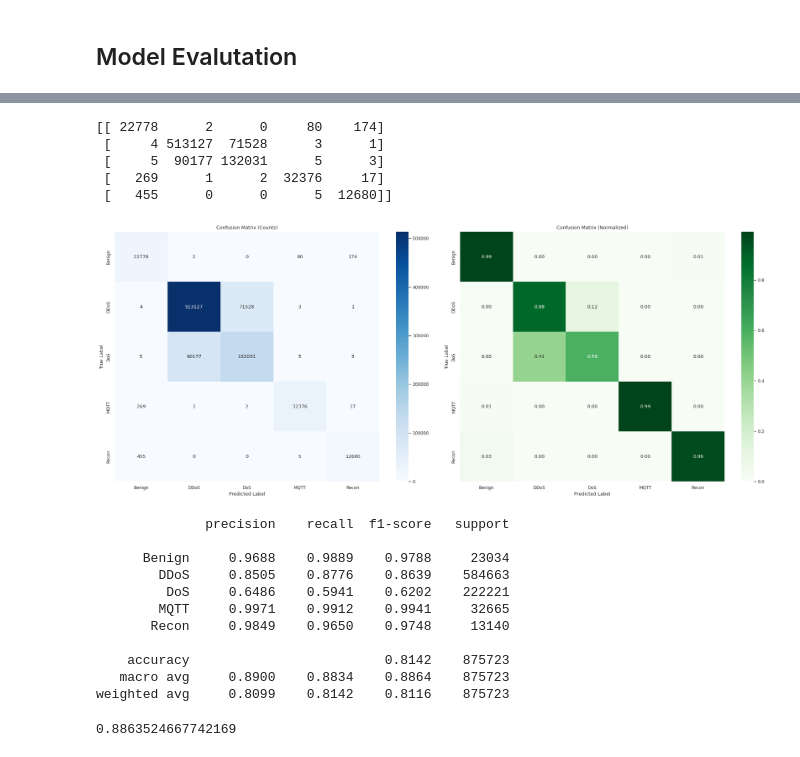
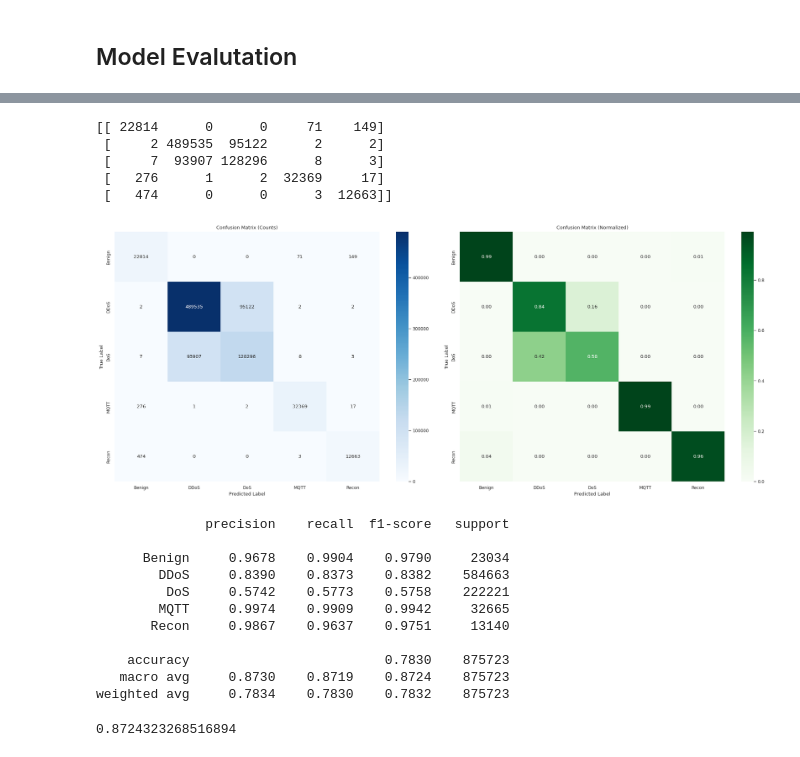
Before and after one commit to sssspppuud/Network-Intrusion-Detection-System-with-Explainable-Deep-Learning, a Jupyter notebook: Code/main.ipynb, the cells around one changed output, grey strips where cells are left out. Drawn from its saved outputs; the diff is of its cells as text; code cells hidden in the pictures.

```diff
--- a/Code/main.ipynb
+++ b/Code/main.ipynb
@@ -586,3 +635,17 @@ from sklearn.metrics import classification_report, f1_score, confusion_matrix
+# %%
+model.eval()
+y_true_list = []
+y_pred_list = []
+
+with torch.no_grad():
+    for inputs, labels in test_loader:
+        inputs = inputs.to(device)
+        ouputs = model(inputs)
+
+        _, predicted = torch.max(ouputs, 1)
+
+        y_true_list.extend(labels.cpu().numpy())
+        y_pred_list.extend(predicted.cpu().numpy())
 # %%
 def plot_accuracy_and_loss(history):
 
@@ -642,27 +700,27 @@ y_pred_classes = np.argmax(y_pred_probs, axis = 1)
-# %%
-plot_confusion_matrix(y_test, y_pred_classes, encoder.classes_)
-# %% [output]
-[[ 22778      2      0     80    174]
- [     4 513127  71528      3      1]
- [     5  90177 132031      5      3]
- [   269      1      2  32376     17]
- [   455      0      0      5  12680]]
-[figure, removed]
+# %%
+plot_confusion_matrix(y_true_list, y_pred_list, encoder.classes_)
+# %% [output]
+[[ 22814      0      0     71    149]
+ [     2 489535  95122      2      2]
+ [     7  93907 128296      8      3]
+ [   276      1      2  32369     17]
+ [   474      0      0      3  12663]]
+[figure, added]
 # %%
-print(classification_report(y_test, y_pred_classes, digits=4, target_names=encoder.classes_))
+print(classification_report(y_true_list, y_pred_list, digits=4, target_names=encoder.classes_))
 # %% [output]
               precision    recall  f1-score   support
 
-      Benign     0.9688    0.9889    0.9788     23034
-        DDoS     0.8505    0.8776    0.8639    584663
-         DoS     0.6486    0.5941    0.6202    222221
-        MQTT     0.9971    0.9912    0.9941     32665
-       Recon     0.9849    0.9650    0.9748     13140
+      Benign     0.9678    0.9904    0.9790     23034
+        DDoS     0.8390    0.8373    0.8382    584663
+         DoS     0.5742    0.5773    0.5758    222221
+        MQTT     0.9974    0.9909    0.9942     32665
+       Recon     0.9867    0.9637    0.9751     13140
 
-    accuracy                         0.8142    875723
-   macro avg     0.8900    0.8834    0.8864    875723
-weighted avg     0.8099    0.8142    0.8116    875723
+    accuracy                         0.7830    875723
+   macro avg     0.8730    0.8719    0.8724    875723
+weighted avg     0.7834    0.7830    0.7832    875723
 # %%
-f1_score(y_test, y_pred_classes, average="macro")
+f1_score(y_test, y_pred_list, average="macro")
 # %% [output]
-0.8863524667742169
+0.8724323268516894
```
Also changed, not shown: parts of 32 cells of this notebook, 2 other files.
